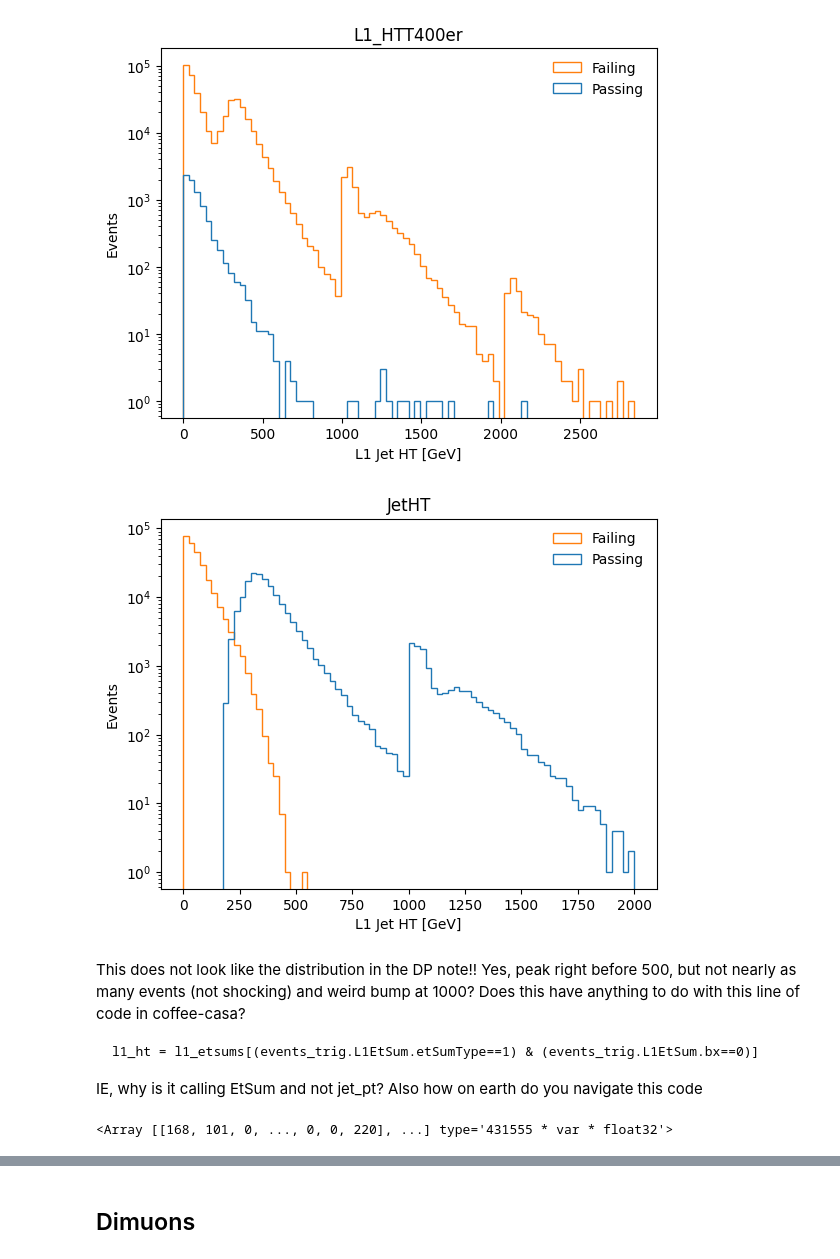
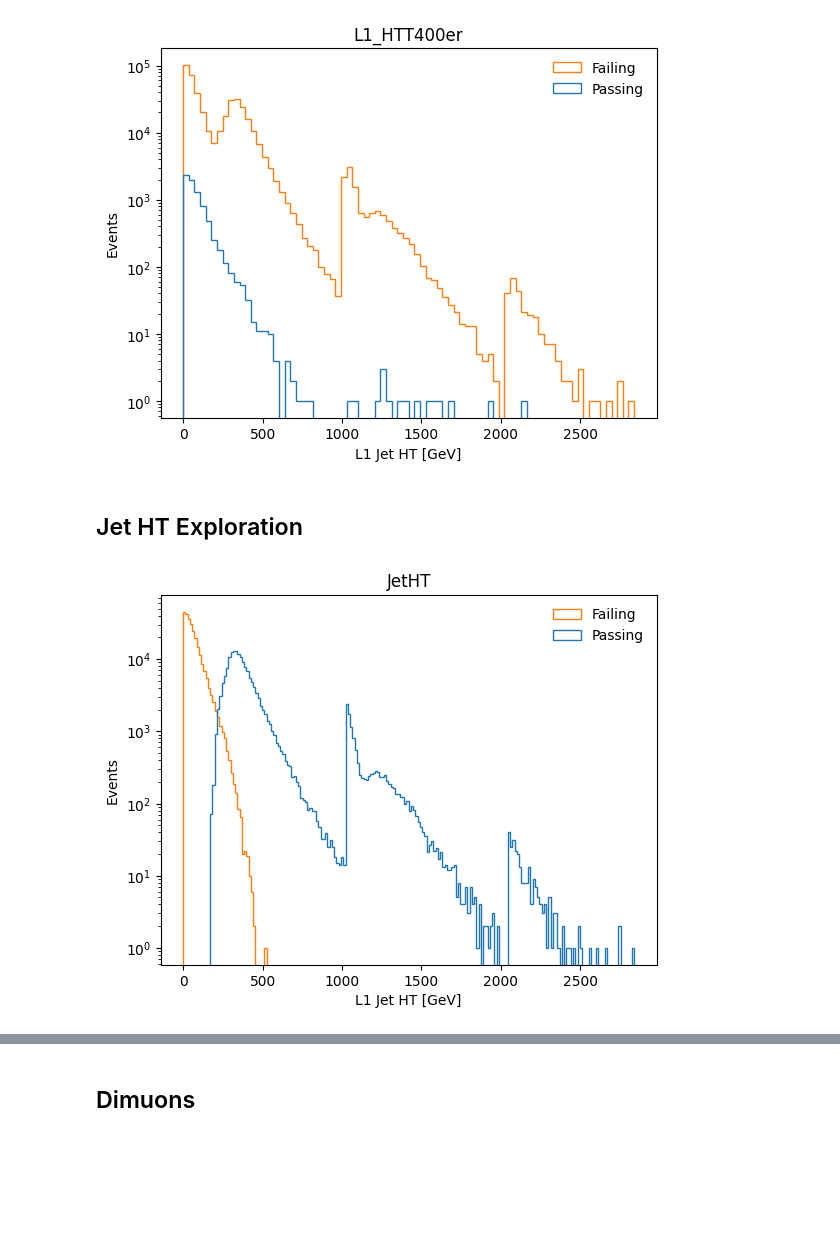
Before and after one commit to AdaCollins01/completed_axol1tl_practice, a Jupyter notebook: 4_getting_started_with_triggers.ipynb, the cells around one changed output, grey strips where cells are left out. Saved outputs shown, nothing was run; the diff lists cells and outputs as text; code cells hidden in the pictures; blank space fills up the shorter version.

```diff
--- a/4_getting_started_with_triggers.ipynb
+++ b/4_getting_started_with_triggers.ipynb
@@ -344,41 +302,30 @@ plt.ylabel("Events")
 plt.show()
 # %% [output]
 [figure]
+# %% [markdown]
+## Jet HT Exploration
 # %%
 # Looking at things passing JetHT
 # Mask such that only looking at 1st bunch crossing
 jet_bx_0 = events["L1Jet_bx"].array() == 0
 
 # All jet pts
-jet_pt = events['L1Jet_pt'].array()[jet_bx_0]
-jet_pt = -np.sort(-jet_pt) # This actually doesn't change anything bc it is sorted correctly, but better safe than sorry!
-jet_pt
+jet_pt = (events['L1Jet_pt'].array())[jet_bx_0]
 
 JetHT = events["DST_PFScouting_JetHT"].array()
 HT_values = np.sum(jet_pt, axis = 1)
 
 plt.hist([HT_values[JetHT],
          HT_values[~JetHT]],
-         range = (0,2000),
-         bins=80,
+         #range = (0,2000),
+         bins=200,
          label=["Passing", "Failing"],
          histtype='step')
 plt.title("JetHT")
 plt.legend(frameon=False)
 plt.yscale('log')
 plt.xlabel("L1 Jet HT [GeV]")
 plt.ylabel("Events")
 plt.show()
 # %% [output]
-[figure, old version]
+[figure, new version]
-# %% [markdown]
-This does not look like the distribution in the DP note!! Yes, peak right before 500, but not nearly as many events (not shocking) and weird bump at 1000? Does this have anything to do with this line of code in coffee-casa?
-
-    l1_ht = l1_etsums[(events_trig.L1EtSum.etSumType==1) & (events_trig.L1EtSum.bx==0)]
-
-IE, why is it calling EtSum and not jet_pt? Also how on earth do you navigate this code
-# %%
-#l1_ht = l1_etsums[(events_trig.L1EtSum.etSumType==1) & (events_trig.L1EtSum.bx==0)]
-events["L1EtSum_pt"].array()
-# %% [output]
-<Array [[168, 101, 0, ..., 0, 0, 220], ...] type='431555 * var * float32'>
```
Also changed, not shown: parts of 15 cells of this notebook.
